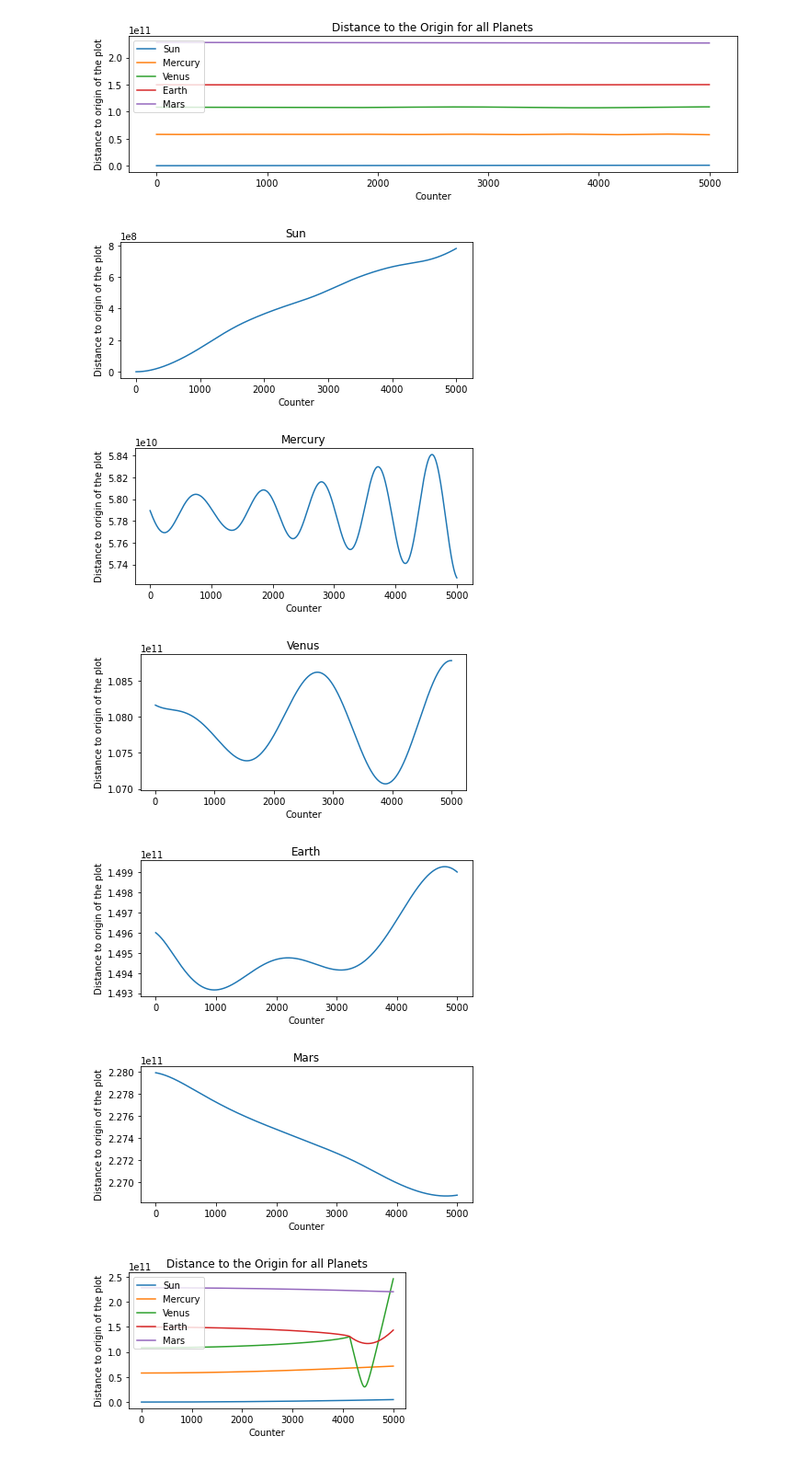
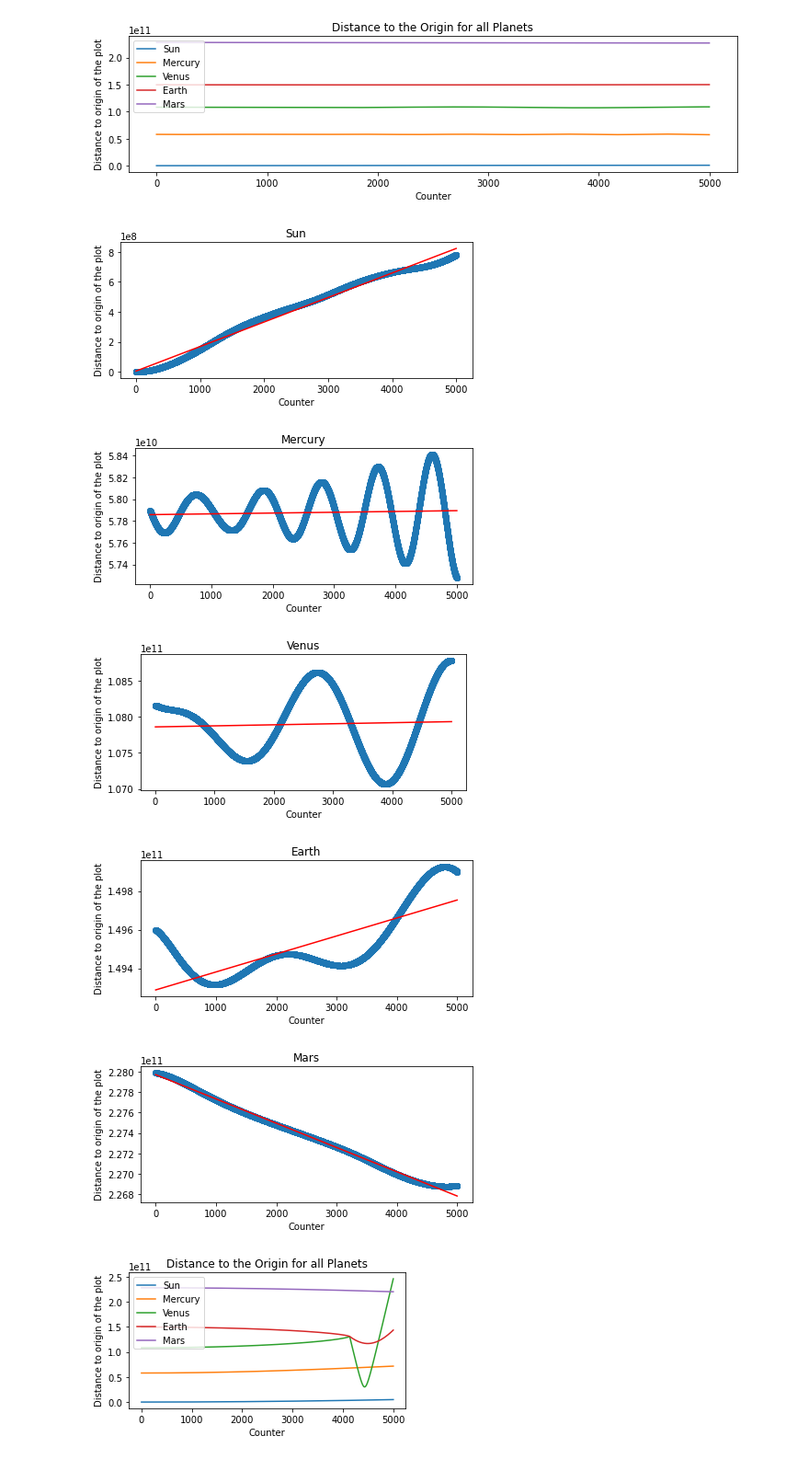
Before and after one commit to jasper-hyj/physics77-capstone-project, a Jupyter notebook: capstone-project.ipynb, the cells around one changed output. Shown at 92% size. Saved outputs shown, nothing was run; the diff lists cells and outputs as text; code cells hidden in the pictures.

```diff
--- a/capstone-project.ipynb
+++ b/capstone-project.ipynb
@@ -285,3 +285,8 @@ leg = plt.legend(loc='upper left')
 plt.show()
 # %% [output]
 [figure]
+# %%
+def linear_model(x, slope, intercept):
+    '''Model function to use with curve_fit();
+       it should take the form of a line'''
+    return x * slope + intercept
@@ -288,21 +295,25 @@ plt.show()
 # %%
 plt.rcParams["figure.figsize"] = [6, 3]
 for planet in planets:
     x, y = zip(*planet.orbit)
     dis = []
     for i in range(len(x)):
         dis.append(math.hypot(x[i], y[i]))
     plt.title(planet.name)
     plt.xlabel("Counter")
     plt.ylabel("Distance to origin of the plot")
-    plt.plot(np.arange(0, len(x), 1), dis)
+    x = np.arange(0, len(x), 1)
+    popt, pcov = fitter.curve_fit(linear_model, x, dis)
+    plt.plot(x, linear_model(x, *popt), 'r-', label='Line of Best Fit')
+    plt.scatter(x, dis)
+    plt.plot()
     plt.show()
 # %% [output]
-[figure, old version]
+[figure, new version]
-[figure, old version]
+[figure, new version]
-[figure, old version]
+[figure, new version]
-[figure, old version]
+[figure, new version]
-[figure, old version]
+[figure, new version]
 # %%
 planets = [
         Planet('Sun', 0, 30, YELLOW, 5.972 * 10 ** 24),
```
Also changed, not shown: parts of 1 cell of this notebook.
